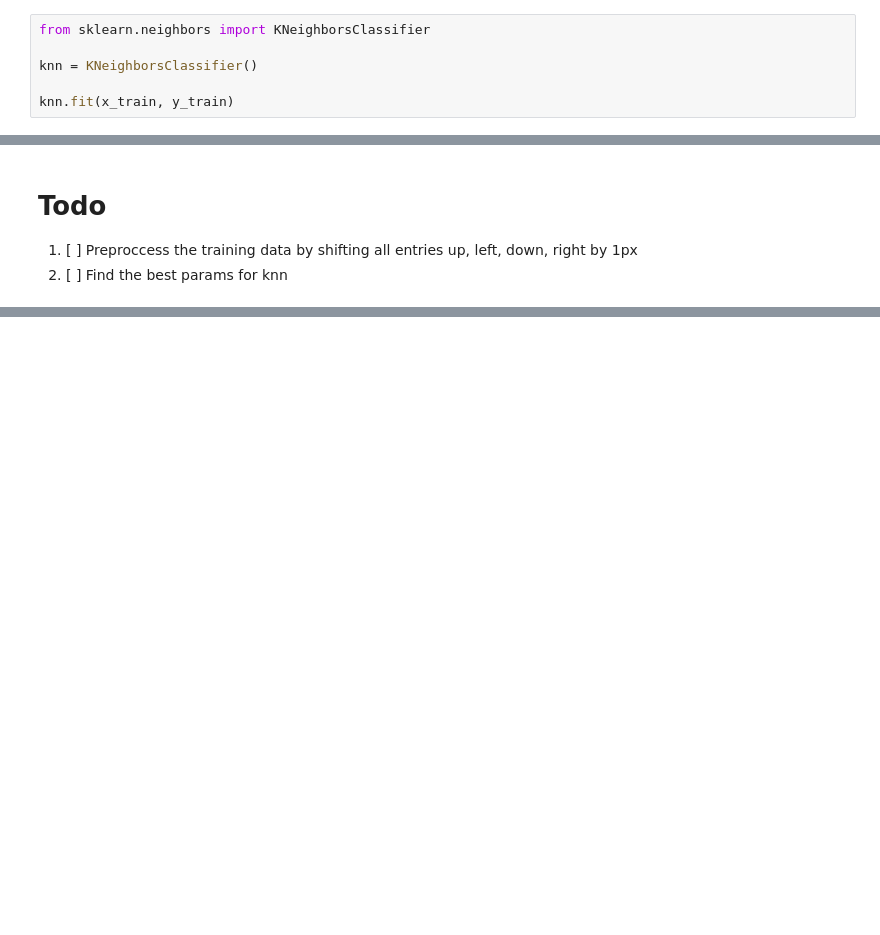
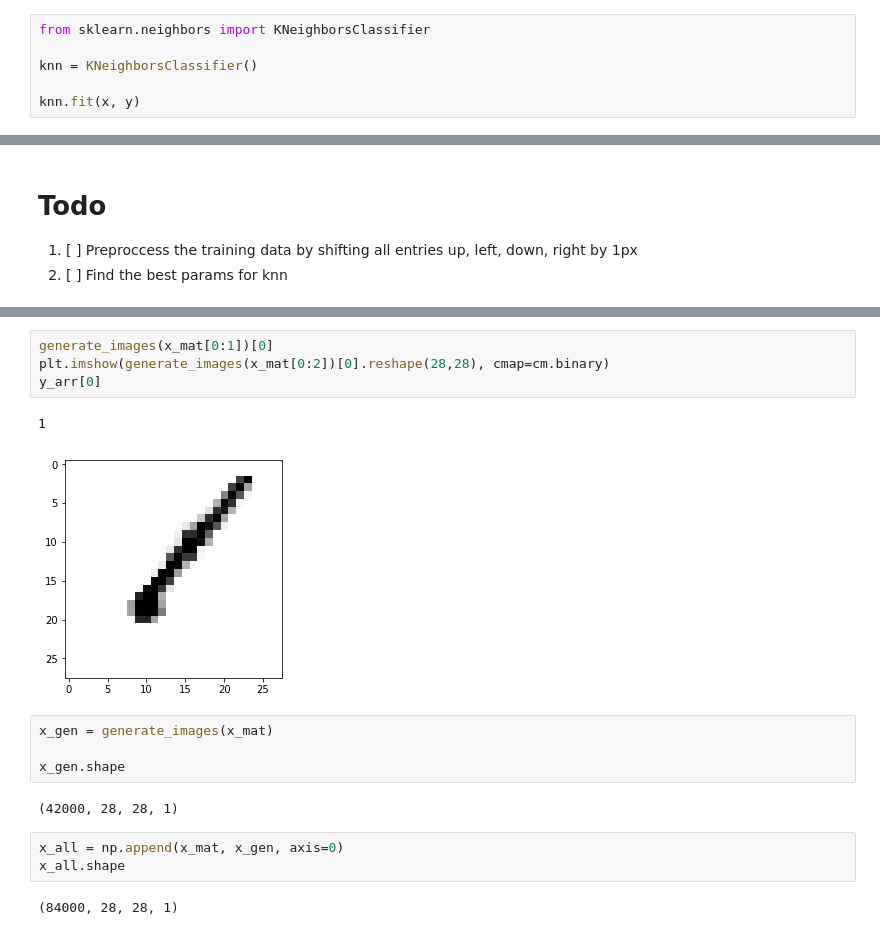
Before and after one commit to andyashall/mnist, a Jupyter notebook: MNIST.ipynb, the cells around one changed output, grey strips where cells are left out. Saved outputs shown, nothing was run; the diff lists cells and outputs as text; blank space fills up the shorter version.

```diff
--- a/MNIST.ipynb
+++ b/MNIST.ipynb
@@ -143,7 +144,7 @@ from sklearn.neighbors import KNeighborsClassifier
 
 knn = KNeighborsClassifier()
 
-knn.fit(x_train, y_train)
+knn.fit(x, y)
 # %% [output]
 KNeighborsClassifier(algorithm='auto', leaf_size=30, metric='minkowski',
            metric_params=None, n_jobs=1, n_neighbors=5, p=2,
@@ -172,0 +228,18 @@ sub.to_csv('./data/sub.csv', index=False)
+# %%
+generate_images(x_mat[0:1])[0]
+plt.imshow(generate_images(x_mat[0:2])[0].reshape(28,28), cmap=cm.binary)
+y_arr[0]
+# %% [output]
+1
+[figure, added]
+# %%
+x_gen = generate_images(x_mat)
+
+x_gen.shape
+# %% [output]
+(42000, 28, 28, 1)
+# %%
+x_all = np.append(x_mat, x_gen, axis=0)
+x_all.shape
+# %% [output]
+(84000, 28, 28, 1)
```
Also changed, not shown: parts of 11 cells of this notebook.
